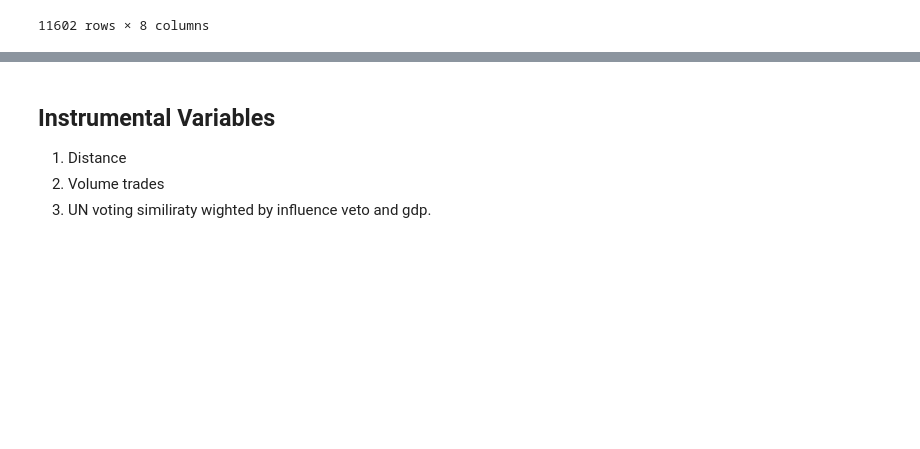
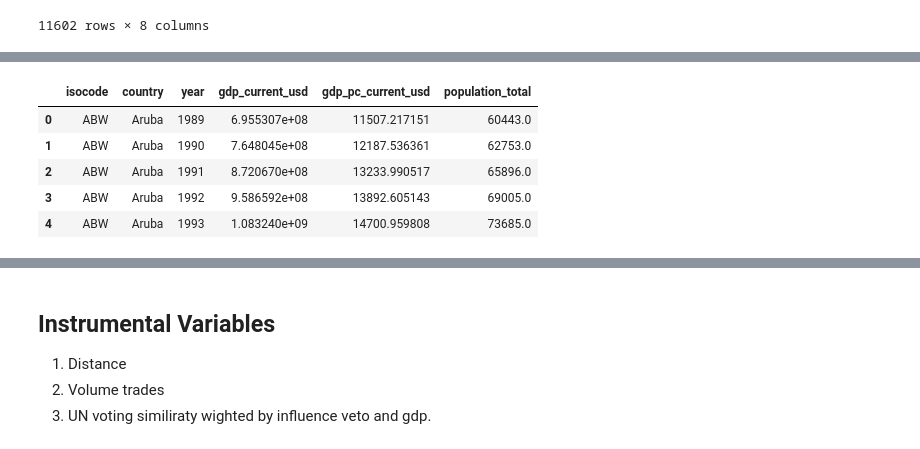
Before and after one commit to luciasauer/agreements_violence, a Jupyter notebook: src/1_data_generation/country_panel.ipynb, the cells around one changed output, grey strips where cells are left out. Saved outputs shown, nothing was run; the diff lists cells and outputs as text; code cells hidden in the pictures; blank space fills up the shorter version.

Commit message:
add instruments in data generation pipeline and iv regressions

```diff
--- a/src/1_data_generation/country_panel.ipynb
+++ b/src/1_data_generation/country_panel.ipynb
@@ -102,0 +108,80 @@ df_country_month
+# %%
+def fetch_wb_indicator(indicator, colname, start=1989, end=2024):
+    """
+    Fetch World Bank indicator and return DataFrame with iso3c, year, value
+    """
+    url = f"https://api.worldbank.org/v2/country/all/indicator/{indicator}"
+    params = {
+        "date": f"{start}:{end}",
+        "format": "json",
+        "per_page": 20000,
+        "page": 1
+    }
+
+    # First call: get number of pages
+    r = requests.get(url, params=params)
+    r.raise_for_status()
+    meta, data = r.json()
+    pages = meta["pages"]
+
+    rows = []
+    for page in range(1, pages + 1):
+        params["page"] = page
+        r = requests.get(url, params=params)
+        r.raise_for_status()
+        _, data = r.json()
+        if data is None:
+            continue
+
+        for x in data:
+            rows.append({
+                "isocode": x["countryiso3code"],
+                "country": x["country"]["value"],
+                "year": int(x["date"]),
+                colname: x["value"]
+            })
+
+    df = pd.DataFrame(rows)
+    # Drop rows with missing isocode or value
+    df = df.dropna(subset=["isocode"]).reset_index(drop=True)
+    #drop records where isocode = ""
+    df = df[df["isocode"] != ""].reset_index(drop=True)
+
+    return df
+
+
+# ---- Fetch indicators ----
+df_gdp = fetch_wb_indicator(
+    indicator="NY.GDP.MKTP.CD",
+    colname="gdp_current_usd"
+)
+
+df_gdp_pc = fetch_wb_indicator(
+    indicator="NY.GDP.PCAP.CD",
+    colname="gdp_pc_current_usd"
+)
+
+df_population = fetch_wb_indicator(
+    indicator="SP.POP.TOTL",
+    colname="population_total"
+)
+
+# ---- Merge ----
+gdp_pop = (
+    df_gdp
+    .merge(df_gdp_pc.drop(columns="country"), on=["isocode", "year"], how="outer")
+    .sort_values(["isocode", "year"])
+    .reset_index(drop=True)
+    .merge(df_population.drop(columns="country"), on=["isocode", "year"], how="outer")
+    .sort_values(["isocode", "year"])
+    .reset_index(drop=True)
+)
+
+gdp_pop.head()
+# %% [output]
+|  | isocode | country | year | gdp_current_usd | gdp_pc_current_usd | population_total |
+| 0 | ABW | Aruba | 1989 | 6.955307e+08 | 11507.217151 | 60443.0 |
+| 1 | ABW | Aruba | 1990 | 7.648045e+08 | 12187.536361 | 62753.0 |
+| 2 | ABW | Aruba | 1991 | 8.720670e+08 | 13233.990517 | 65896.0 |
+| 3 | ABW | Aruba | 1992 | 9.586592e+08 | 13892.605143 | 69005.0 |
+| 4 | ABW | Aruba | 1993 | 1.083240e+09 | 14700.959808 | 73685.0 |
```
Also changed, not shown: parts of 7 cells of this notebook, 4 other files.
